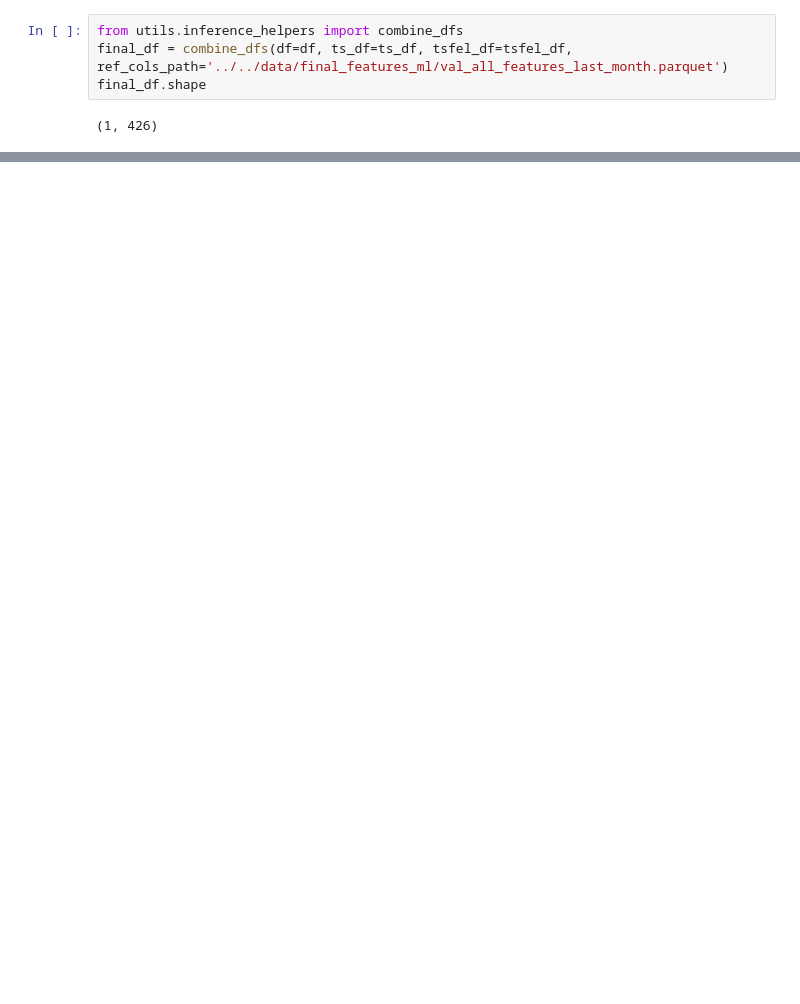
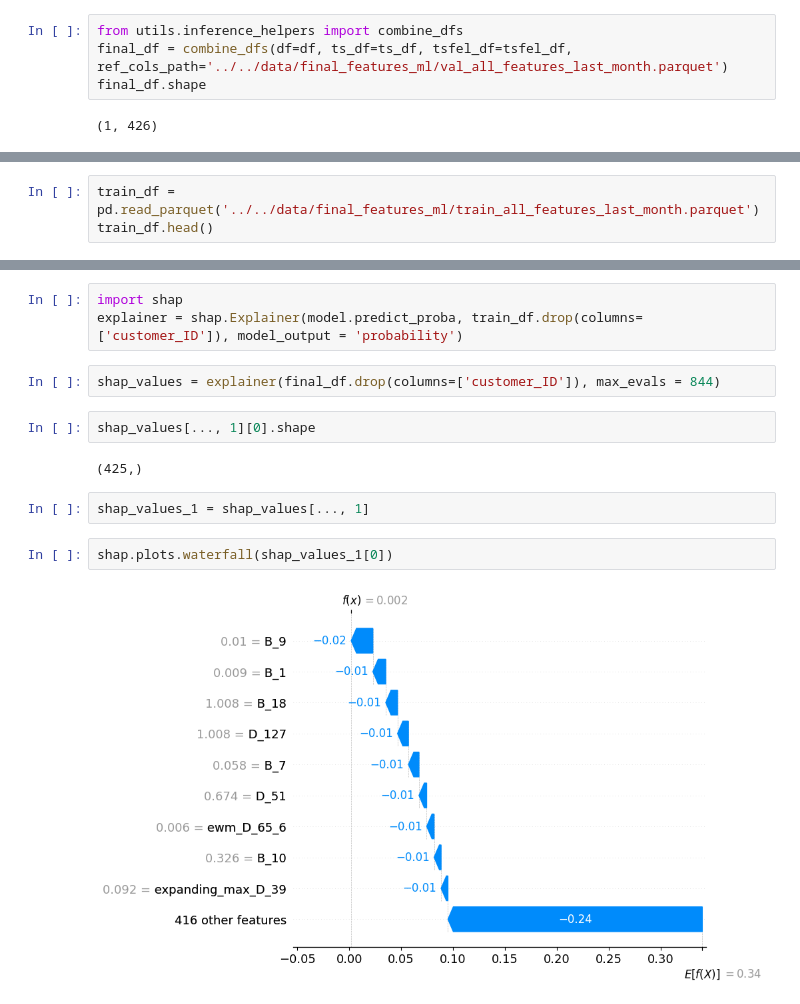
Before and after one commit to Vaseekaran-V/FYP_MSc, a Jupyter notebook: src/full_run/test_pipeline.ipynb, the cells around one changed output, grey strips where cells are left out. Saved outputs shown, nothing was run; the diff lists cells and outputs as text; blank space fills up the shorter version.

Commit message:
finalized inference pipeline

```diff
--- a/src/full_run/test_pipeline.ipynb
+++ b/src/full_run/test_pipeline.ipynb
@@ -61,0 +75,3 @@ final_df.shape
+# %%
+train_df = pd.read_parquet('../../data/final_features_ml/train_all_features_last_month.parquet')
+train_df.head()
@@ -61,0 +86,15 @@ final_df.shape
+# %%
+import shap
+explainer = shap.Explainer(model.predict_proba, train_df.drop(columns=['customer_ID']), model_output = 'probability')
+# %%
+shap_values = explainer(final_df.drop(columns=['customer_ID']), max_evals = 844)
+# %%
+shap_values[..., 1][0].shape
+# %% [output]
+(425,)
+# %%
+shap_values_1 = shap_values[..., 1]
+# %%
+shap.plots.waterfall(shap_values_1[0])
+# %% [output]
+[figure, added]
```
Also changed, not shown: parts of 9 cells of this notebook.
